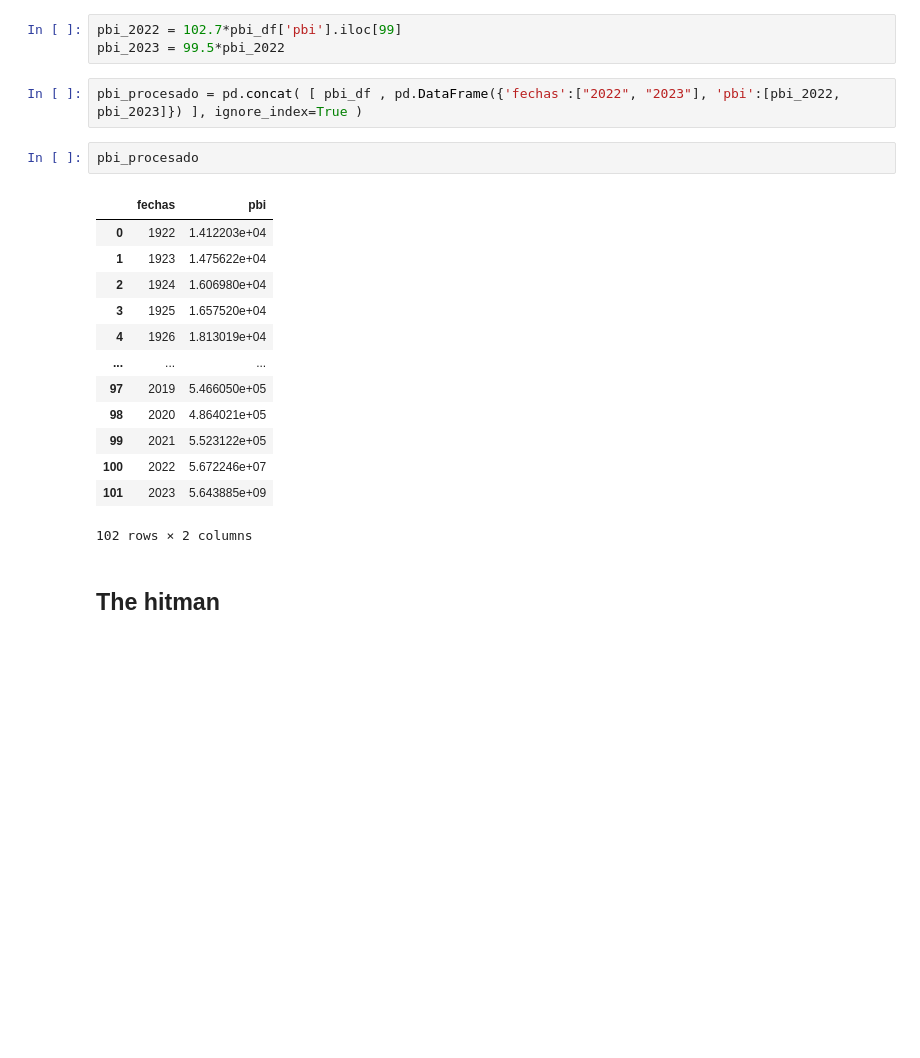
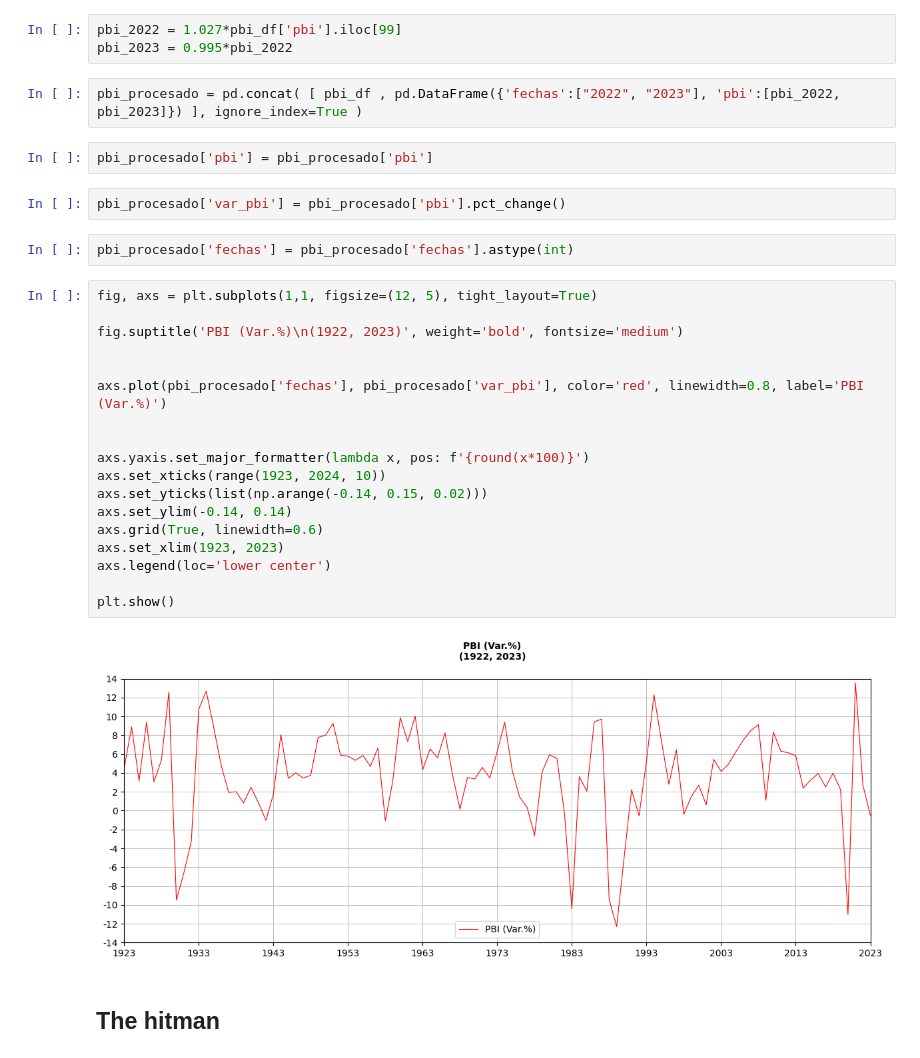
Before and after one commit to qlab-intro-python/tarea-4-quispe-dongo, a Jupyter notebook: tarea_4_plantilla.ipynb, the cells around one changed output. Drawn from its saved outputs; the diff is of its cells as text; blank space fills up the shorter version.

```diff
--- a/tarea_4_plantilla.ipynb
+++ b/tarea_4_plantilla.ipynb
@@ -84,26 +84,36 @@ pbi_df
 | 99 | 2021 | 552312.155430 |
 100 rows × 2 columns
 # %%
-pbi_2022 = 102.7*pbi_df['pbi'].iloc[99]
-pbi_2023 = 99.5*pbi_2022
+pbi_2022 = 1.027*pbi_df['pbi'].iloc[99]
+pbi_2023 = 0.995*pbi_2022
 # %%
 pbi_procesado = pd.concat( [ pbi_df , pd.DataFrame({'fechas':["2022", "2023"], 'pbi':[pbi_2022, pbi_2023]}) ], ignore_index=True )
-# %%
-pbi_procesado
-# %% [output]
-|  | fechas | pbi |
-| 0 | 1922 | 1.412203e+04 |
-| 1 | 1923 | 1.475622e+04 |
-| 2 | 1924 | 1.606980e+04 |
-| 3 | 1925 | 1.657520e+04 |
-| 4 | 1926 | 1.813019e+04 |
-| ... | ... | ... |
-| 97 | 2019 | 5.466050e+05 |
-| 98 | 2020 | 4.864021e+05 |
-| 99 | 2021 | 5.523122e+05 |
-| 100 | 2022 | 5.672246e+07 |
-| 101 | 2023 | 5.643885e+09 |
-102 rows × 2 columns
+# %%
+pbi_procesado['pbi'] = pbi_procesado['pbi']
+# %%
+pbi_procesado['var_pbi'] = pbi_procesado['pbi'].pct_change()
+# %%
+pbi_procesado['fechas'] = pbi_procesado['fechas'].astype(int)
+# %%
+fig, axs = plt.subplots(1,1, figsize=(12, 5), tight_layout=True)
+
+fig.suptitle('PBI (Var.%)\n(1922, 2023)', weight='bold', fontsize='medium')
+
+
+axs.plot(pbi_procesado['fechas'], pbi_procesado['var_pbi'], color='red', linewidth=0.8, label='PBI (Var.%)')
+
+
+axs.yaxis.set_major_formatter(lambda x, pos: f'{round(x*100)}')
+axs.set_xticks(range(1923, 2024, 10))
+axs.set_yticks(list(np.arange(-0.14, 0.15, 0.02)))
+axs.set_ylim(-0.14, 0.14)
+axs.grid(True, linewidth=0.6)
+axs.set_xlim(1923, 2023)
+axs.legend(loc='lower center')
+
+plt.show()
+# %% [output]
+[figure, added]
 # %% [markdown]
 ## The hitman
 # %% [markdown]
```
